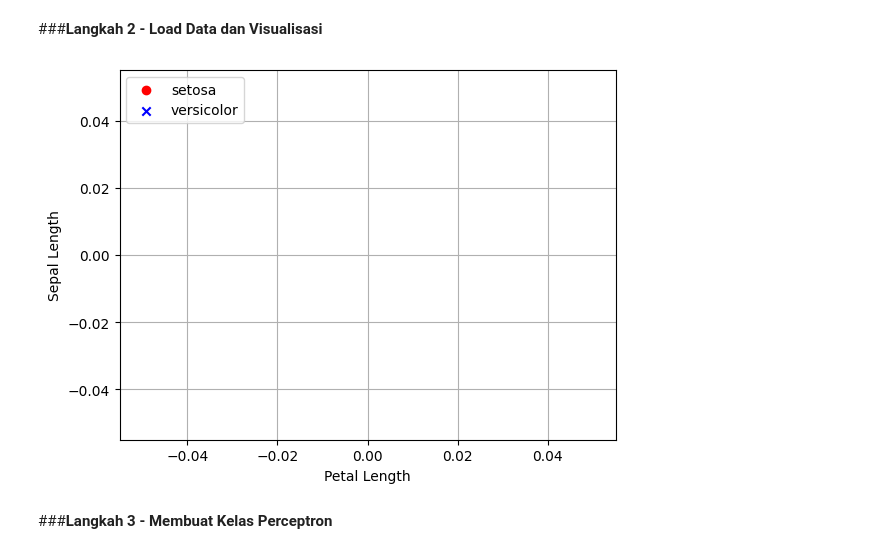
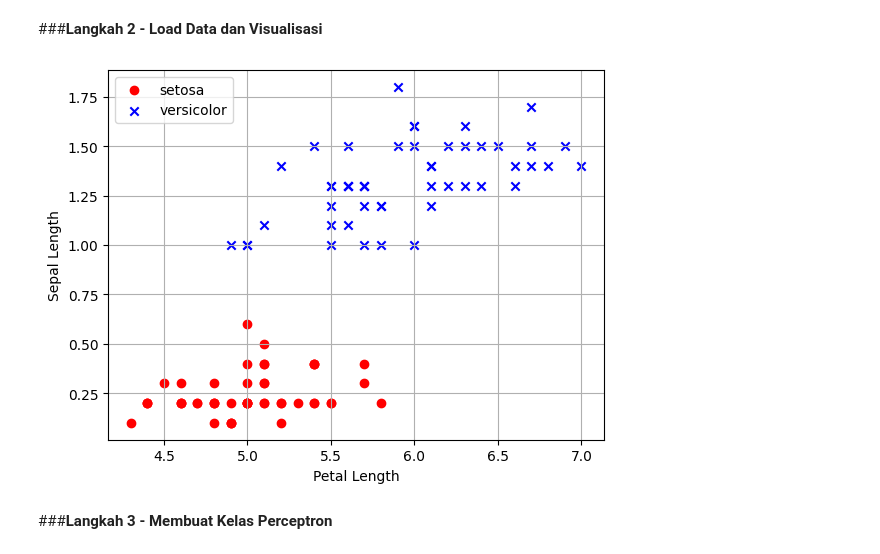
Before and after one commit to AdindaRahajengSilviaPranesti/MarchineLearning_2141720158_AdindaRSP_02, a Jupyter notebook: Jobsheet9_Perceptron&ANN.ipynb, the cells around one changed output. Cells and saved outputs as stored; diff of their text form; code cells hidden in the pictures.

```diff
--- a/Jobsheet9_Perceptron&ANN.ipynb
+++ b/Jobsheet9_Perceptron&ANN.ipynb
@@ -16,22 +16,22 @@ import seaborn as sns
 # %% [markdown]
 ###**Langkah 2 - Load Data dan Visualisasi**
 # %%
-df = pd.read_csv('Iris.csv', header=None, skiprows=1)
+df = pd.read_csv('iris.csv', header=None, skiprows=1)
 setosa = df[df[4] == 'Iris-setosa']
 versicolor = df[df[4] == 'Iris-versicolor']
 virginica = df[df[4] == 'Iris-virginica']
 
 a, b = 0, 3
 plt.scatter(setosa[a], setosa[b], color='red', marker='o', label='setosa')
 plt.scatter(versicolor[a], versicolor[b], color='blue', marker='x', label='versicolor')
 
 plt.xlabel('Petal Length')
 plt.ylabel('Sepal Length')
 plt.legend(loc='upper left')
 plt.grid()
 plt.show()
 # %% [output]
-[figure, old version]
+[figure, new version]
 # %% [markdown]
 ###**Langkah 3 - Membuat Kelas Perceptron**
 # %%
```
